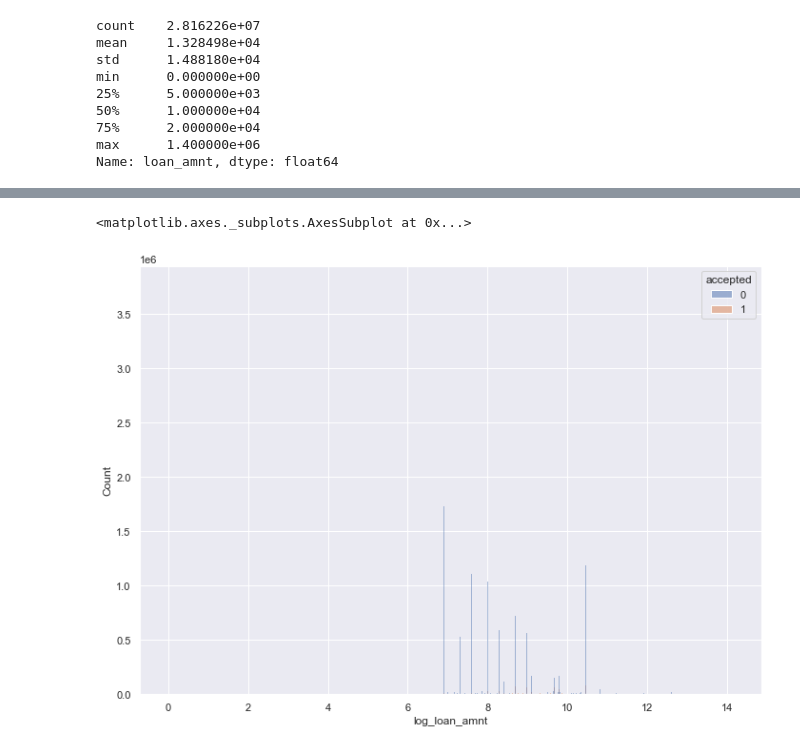
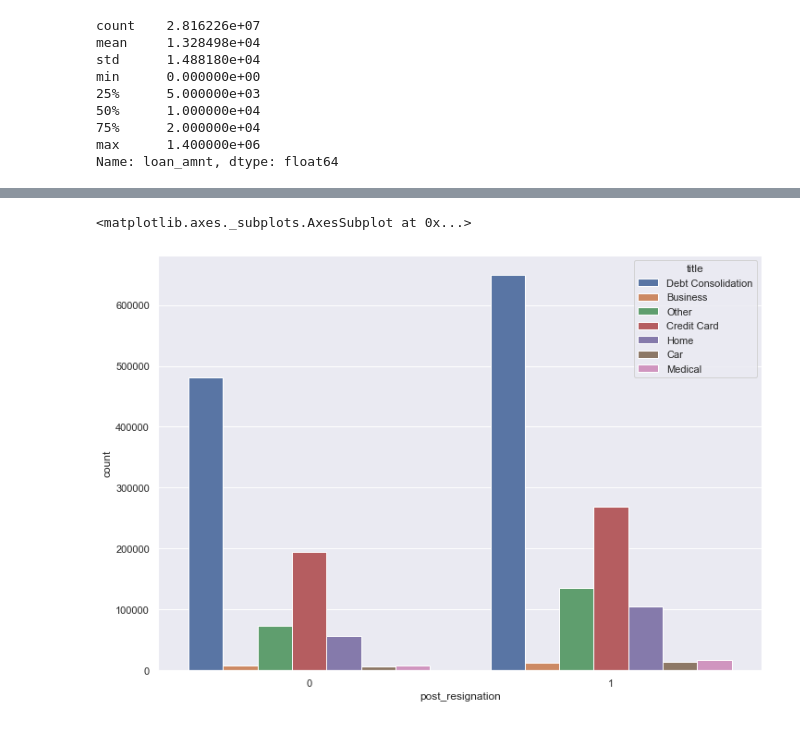
Before and after one commit to jeremylee73/citadel-summer-invitational, a Jupyter notebook: jeremy-lee.ipynb, the cells around one changed output, grey strips where cells are left out. Cells and saved outputs as stored; diff of their text form; code cells hidden in the pictures.

Commit message:
added visualizations to data exploration

```diff
--- a/jeremy-lee.ipynb
+++ b/jeremy-lee.ipynb
@@ -154,0 +182,2 @@ full_data['log_loan_amnt'] = np.log(full_data['loan_amnt'] + 1)
+# %%
+full_data = full_data[~full_data['dti'].isna()]
@@ -154,0 +191,5 @@ full_data['log_loan_amnt'] = np.log(full_data['loan_amnt'] + 1)
+# %%
+full_data['date'] = pd.to_datetime(full_data['date'])
+full_data['date'] = full_data['date'].dt.strftime('%Y-%m')
+accepted_full_data = full_data.loc[full_data['accepted'] == 1]
+rejected_full_data = full_data.loc[full_data['accepted'] == 0]
@@ -154,0 +247,4 @@ full_data['log_loan_amnt'] = np.log(full_data['loan_amnt'] + 1)
+# %%
+full_data['post_resignation'] = 1
+full_data.loc[full_data['date'] < '2016-05', 'post_resignation'] = 0
+full_data.head()
@@ -154,0 +258,2 @@ full_data['log_loan_amnt'] = np.log(full_data['loan_amnt'] + 1)
+# %%
+accepted_full_data = full_data[full_data['accepted'] == 1]
@@ -155,5 +265,5 @@ full_data['log_loan_amnt'] = np.log(full_data['loan_amnt'] + 1)
 # %%
-sns.histplot(data=full_data, x='log_loan_amnt', hue='accepted')
+sns.countplot(data=accepted_full_data, x='post_resignation', hue='title')
 # %% [output]
 <matplotlib.axes._subplots.AxesSubplot at 0x...>
-[figure, old version]
+[figure, new version]
```
Also changed, not shown: parts of 21 cells of this notebook.
